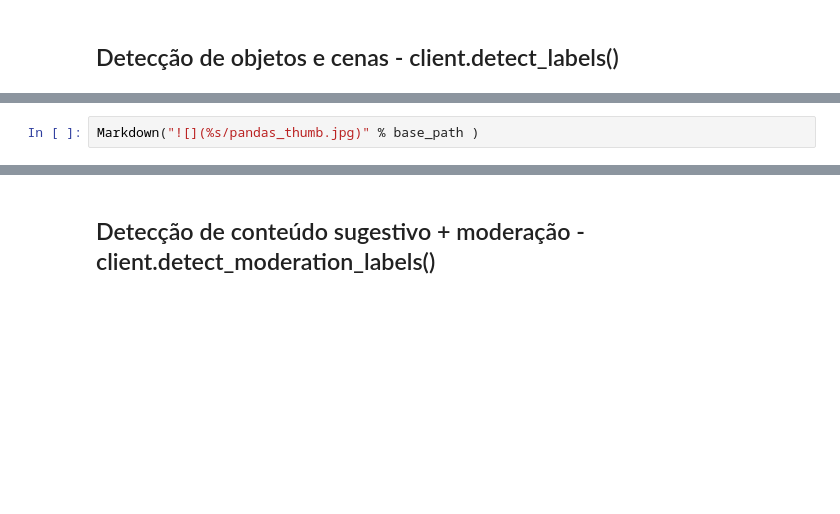
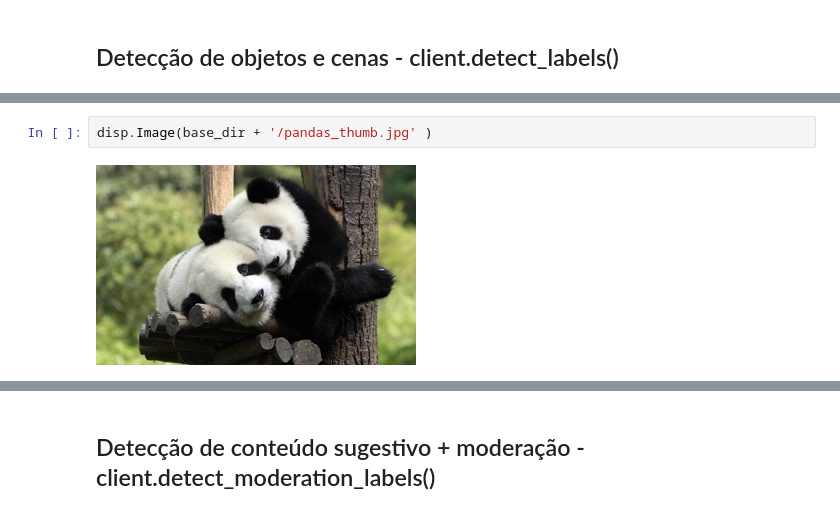
Before and after one commit to samir-souza/ai-workshop, a Jupyter notebook: lab/01_WarmUp/01_Rekognition/Rekognition.ipynb, the cells around one changed output, grey strips where cells are left out. Drawn from its saved outputs; the diff is of its cells as text; blank space fills up the shorter version.

```diff
--- a/lab/01_WarmUp/01_Rekognition/Rekognition.ipynb
+++ b/lab/01_WarmUp/01_Rekognition/Rekognition.ipynb
@@ -150,3 +177,5 @@ get_labels( 'mosh.jpg' )
-# %%
-Markdown("![](%s/pandas_thumb.jpg)" % base_path )
+# %%
+disp.Image(base_dir + '/pandas_thumb.jpg' )
+# %% [output]
+[figure, added]
 # %%
```
Also changed, not shown: parts of 56 cells of this notebook, 5 other files.
